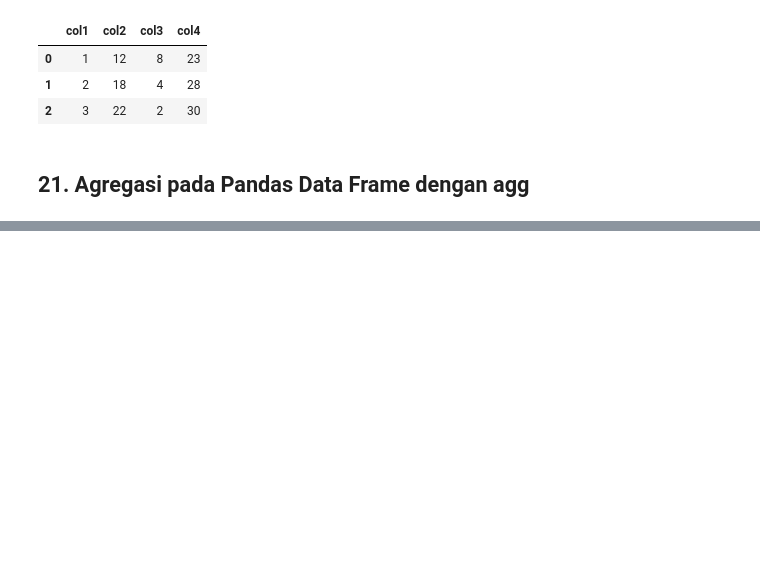
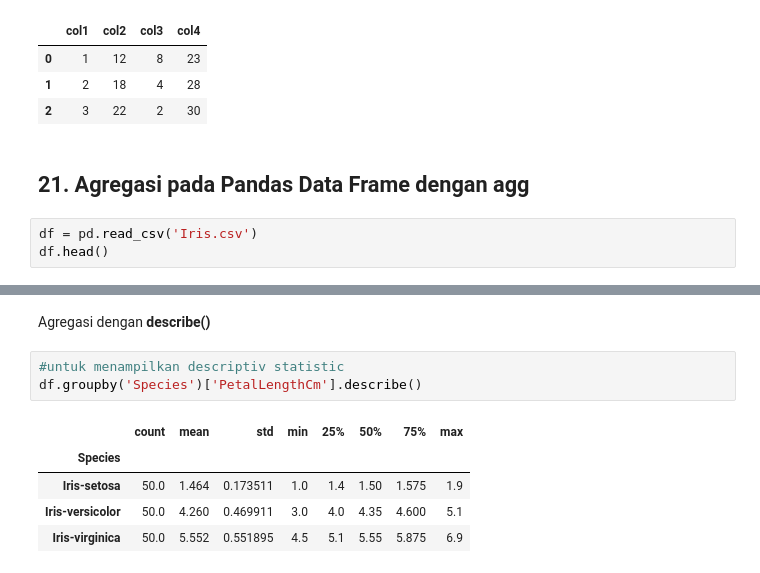
Before and after one commit to Edy-Mochamad/Learn-jupyter-notebook, a Jupyter notebook: pandas.ipynb, the cells around one changed output, grey strips where cells are left out. Saved outputs shown, nothing was run; the diff lists cells and outputs as text; blank space fills up the shorter version.

```diff
--- a/pandas.ipynb
+++ b/pandas.ipynb
@@ -1059,3 +1059,6 @@ df
 | 2 | 3 | 22 | 2 | 30 |
 # %% [markdown]
 ## **21. Agregasi pada Pandas Data Frame dengan agg**
+# %%
+df = pd.read_csv('Iris.csv')
+df.head()
@@ -1061,0 +1108,11 @@ df
+# %% [markdown]
+Agregasi dengan **describe()**
+# %%
+#untuk menampilkan descriptiv statistic
+df.groupby('Species')['PetalLengthCm'].describe()
+# %% [output]
+|  | count | mean | std | min | 25% | 50% | 75% | max |
+| Species |  |  |  |  |  |  |  |  |
+| Iris-setosa | 50.0 | 1.464 | 0.173511 | 1.0 | 1.4 | 1.50 | 1.575 | 1.9 |
+| Iris-versicolor | 50.0 | 4.260 | 0.469911 | 3.0 | 4.0 | 4.35 | 4.600 | 5.1 |
+| Iris-virginica | 50.0 | 5.552 | 0.551895 | 4.5 | 5.1 | 5.55 | 5.875 | 6.9 |
```
Also changed, not shown: parts of 8 cells of this notebook.
